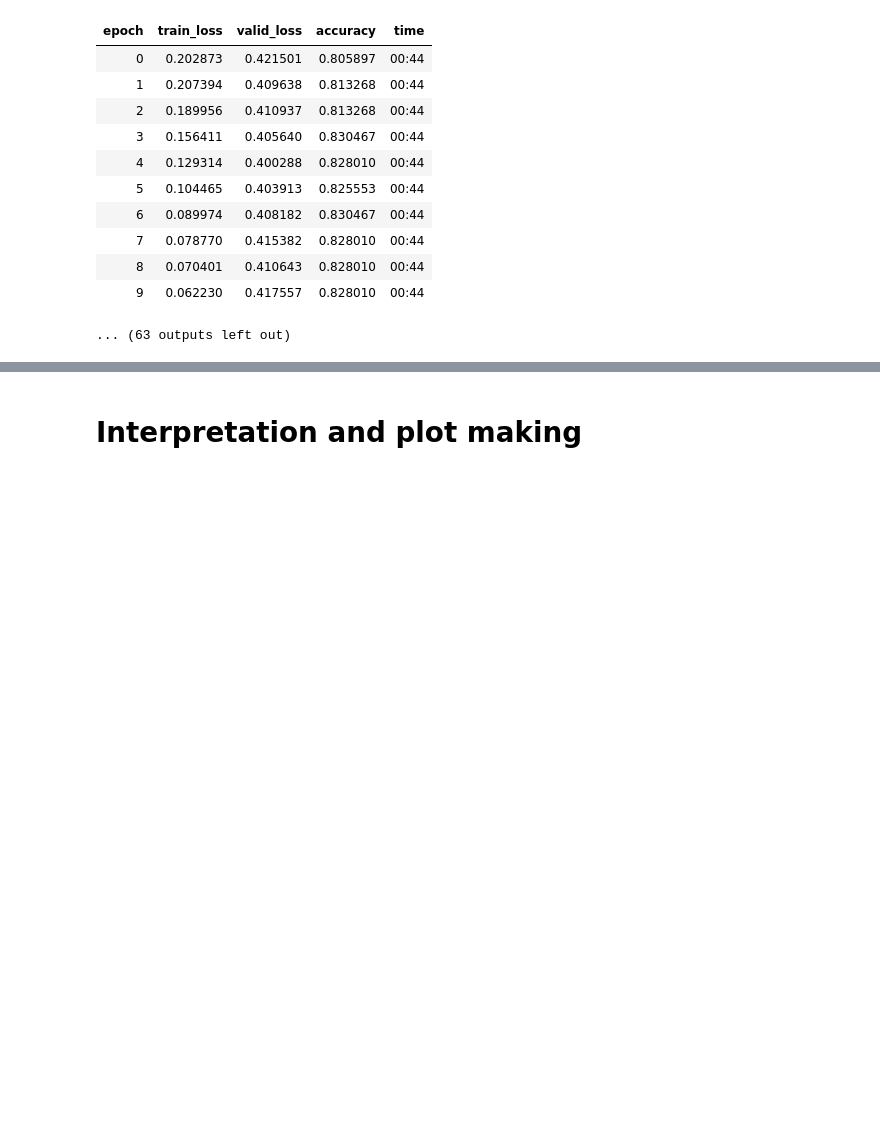
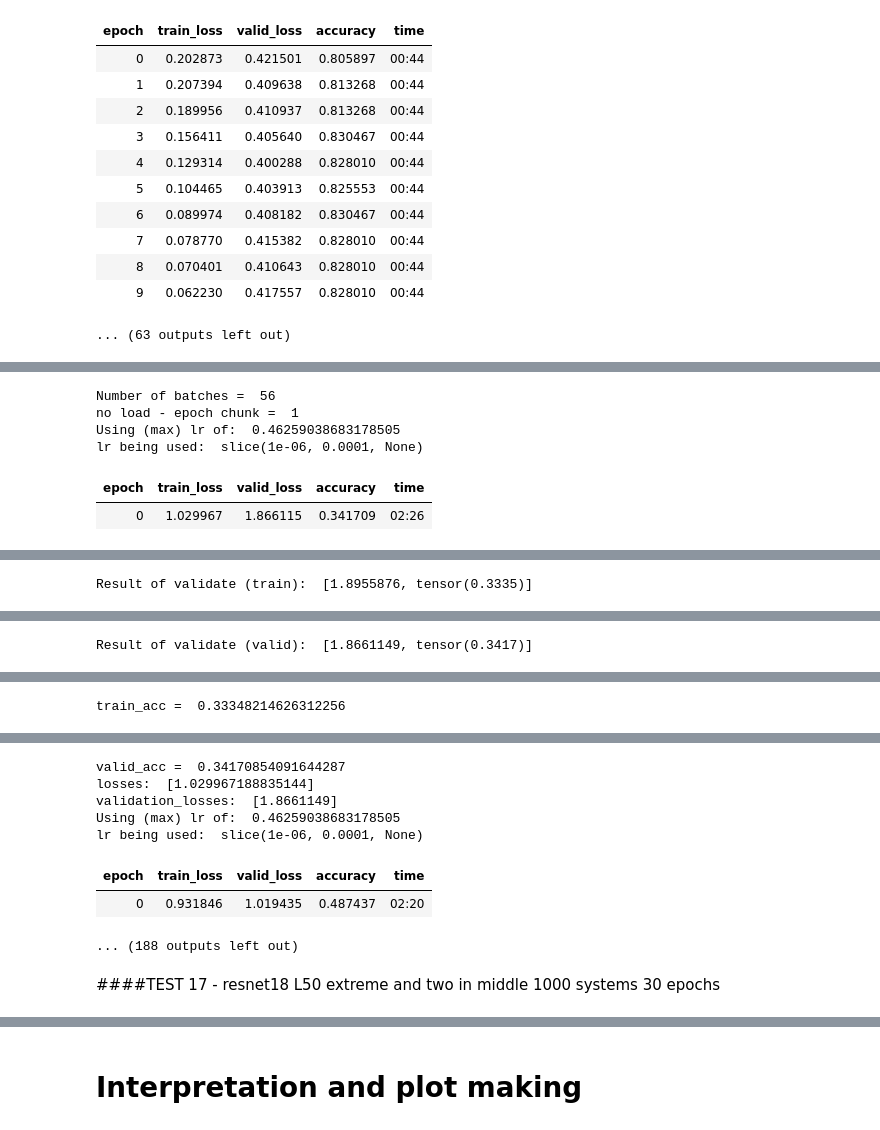
Before and after one commit to XateroX/MachineLearning-3DAnderson, a Jupyter notebook: current/Master_GColab_AM_Train_3D_FastAI.ipynb, the cells around one changed output, grey strips where cells are left out. Saved outputs shown, nothing was run; the diff lists cells and outputs as text; code cells hidden in the pictures; blank space fills up the shorter version.

```diff
--- a/current/Master_GColab_AM_Train_3D_FastAI.ipynb
+++ b/current/Master_GColab_AM_Train_3D_FastAI.ipynb
@@ -1754,0 +1793,9 @@ Using (max) lr of:  0.5154497145169031
+# %%
+train_max_epochs(30, lr='BEST', epoch_chunk=1, load=False, csv_name='TEST 16 - resnet18 L50 extreme and one in middle 1000 systems 30 epochs')
+# %% [output]
+Number of batches =  56
+no load - epoch chunk =  1
+Using (max) lr of:  0.46259038683178505
+lr being used:  slice(1e-06, 0.0001, None)
+| epoch | train_loss | valid_loss | accuracy | time |
+| 0 | 1.029967 | 1.866115 | 0.341709 | 02:26 |
@@ -1754,0 +1804 @@ Using (max) lr of:  0.5154497145169031
+Result of validate (train):  [1.8955876, tensor(0.3335)]
@@ -1754,0 +1806 @@ Using (max) lr of:  0.5154497145169031
+Result of validate (valid):  [1.8661149, tensor(0.3417)]
@@ -1754,0 +1808 @@ Using (max) lr of:  0.5154497145169031
+train_acc =  0.33348214626312256
@@ -1754,0 +1810,10 @@ Using (max) lr of:  0.5154497145169031
+valid_acc =  0.34170854091644287
+losses:  [1.029967188835144]
+validation_losses:  [1.8661149]
+Using (max) lr of:  0.46259038683178505
+lr being used:  slice(1e-06, 0.0001, None)
+| epoch | train_loss | valid_loss | accuracy | time |
+| 0 | 0.931846 | 1.019435 | 0.487437 | 02:20 |
+... (188 outputs left out)
+# %% [markdown]
+####TEST 17 - resnet18 L50 extreme and two in middle 1000 systems 30 epochs
```
Also changed, not shown: parts of 8 cells of this notebook.
